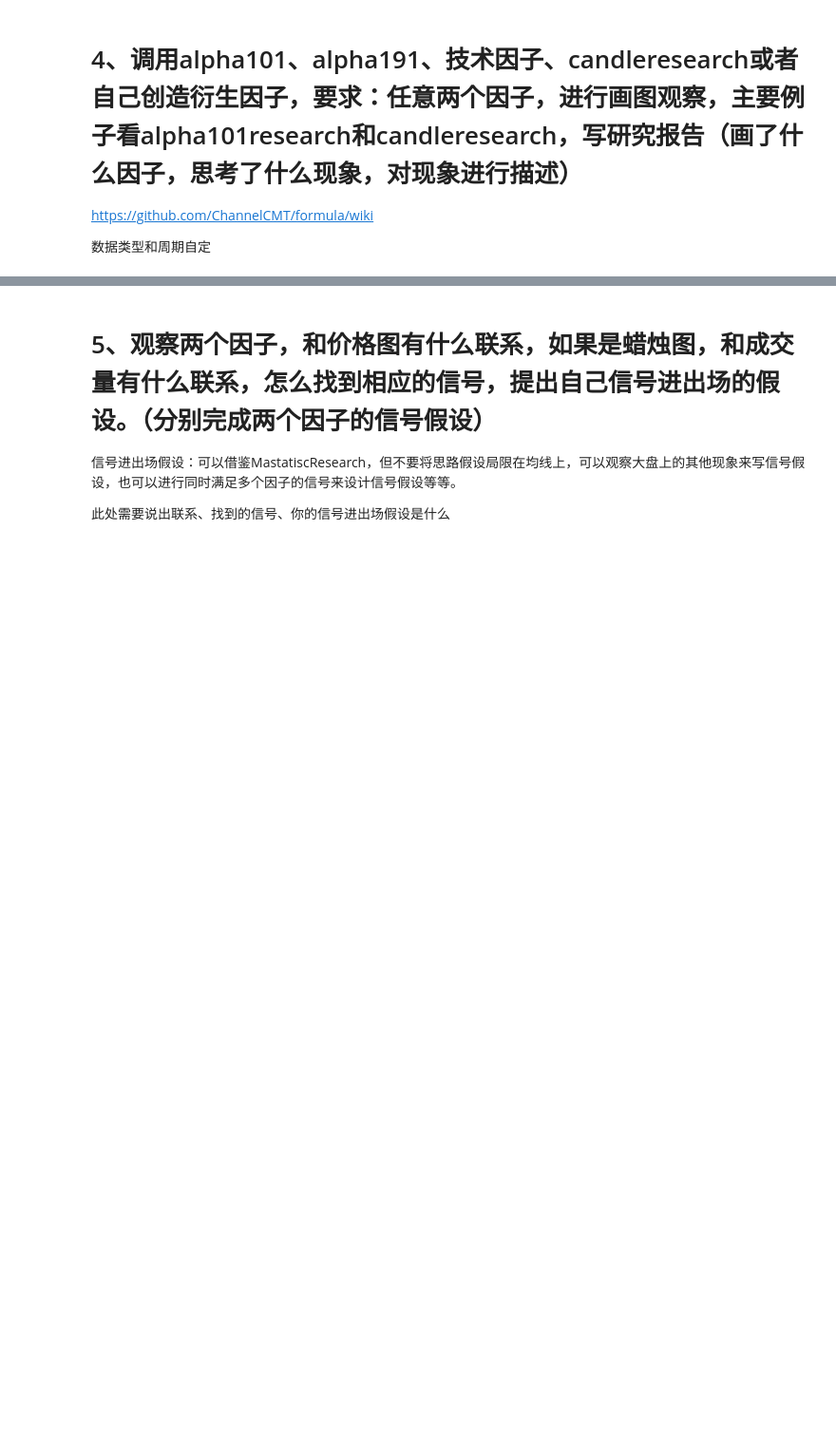
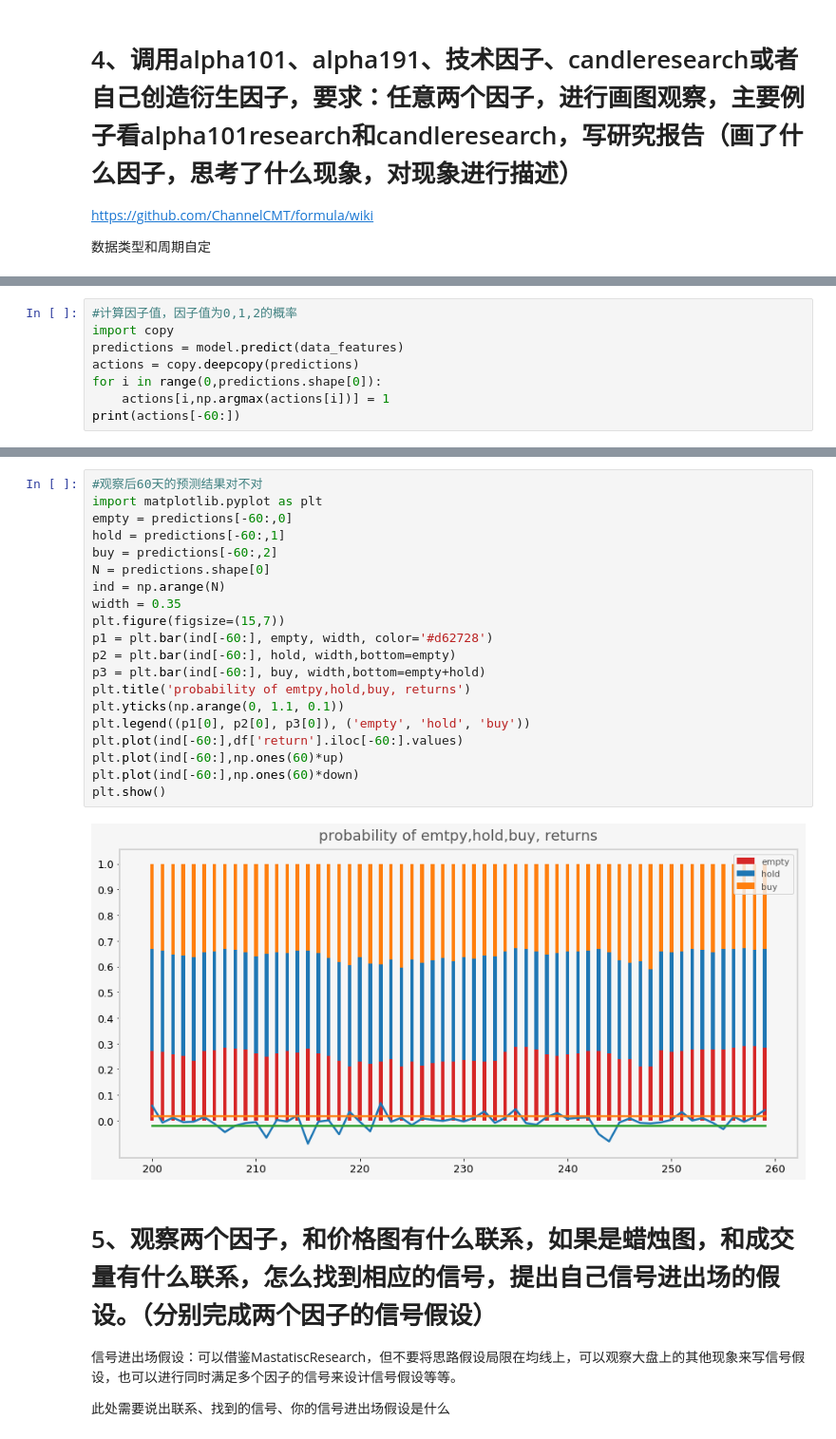
Before and after one commit to lixiaotao0000/SignalResearch, a Jupyter notebook: 数据获取与因子绩效试题.ipynb, the cells around one changed output, grey strips where cells are left out. Shown: that part at 95% size. Saved outputs shown, nothing was run; the diff lists cells and outputs as text; blank space fills up the shorter version.

```diff
--- a/数据获取与因子绩效试题.ipynb
+++ b/数据获取与因子绩效试题.ipynb
@@ -246,0 +441,8 @@ https://github.com/ChannelCMT/formula/wiki
+# %%
+#计算因子值，因子值为0,1,2的概率
+import copy
+predictions = model.predict(data_features)
+actions = copy.deepcopy(predictions)
+for i in range(0,predictions.shape[0]):
+    actions[i,np.argmax(actions[i])] = 1
+print(actions[-60:])
@@ -247,3 +467,25 @@ https://github.com/ChannelCMT/formula/wiki
+# %%
+#观察后60天的预测结果对不对
+import matplotlib.pyplot as plt
+empty = predictions[-60:,0]
+hold = predictions[-60:,1]
+buy = predictions[-60:,2]
+N = predictions.shape[0]
+ind = np.arange(N)
+width = 0.35
+plt.figure(figsize=(15,7))
+p1 = plt.bar(ind[-60:], empty, width, color='#d62728')
+p2 = plt.bar(ind[-60:], hold, width,bottom=empty)
+p3 = plt.bar(ind[-60:], buy, width,bottom=empty+hold)
+plt.title('probability of emtpy,hold,buy, returns')
+plt.yticks(np.arange(0, 1.1, 0.1))
+plt.legend((p1[0], p2[0], p3[0]), ('empty', 'hold', 'buy'))
+plt.plot(ind[-60:],df['return'].iloc[-60:].values)
+plt.plot(ind[-60:],np.ones(60)*up)
+plt.plot(ind[-60:],np.ones(60)*down)
+plt.show()
+# %% [output]
+[figure, added]
 # %% [markdown]
 # 5、观察两个因子，和价格图有什么联系，如果是蜡烛图，和成交量有什么联系，怎么找到相应的信号，提出自己信号进出场的假设。（分别完成两个因子的信号假设）
 
```
Also changed, not shown: parts of 23 cells of this notebook.
